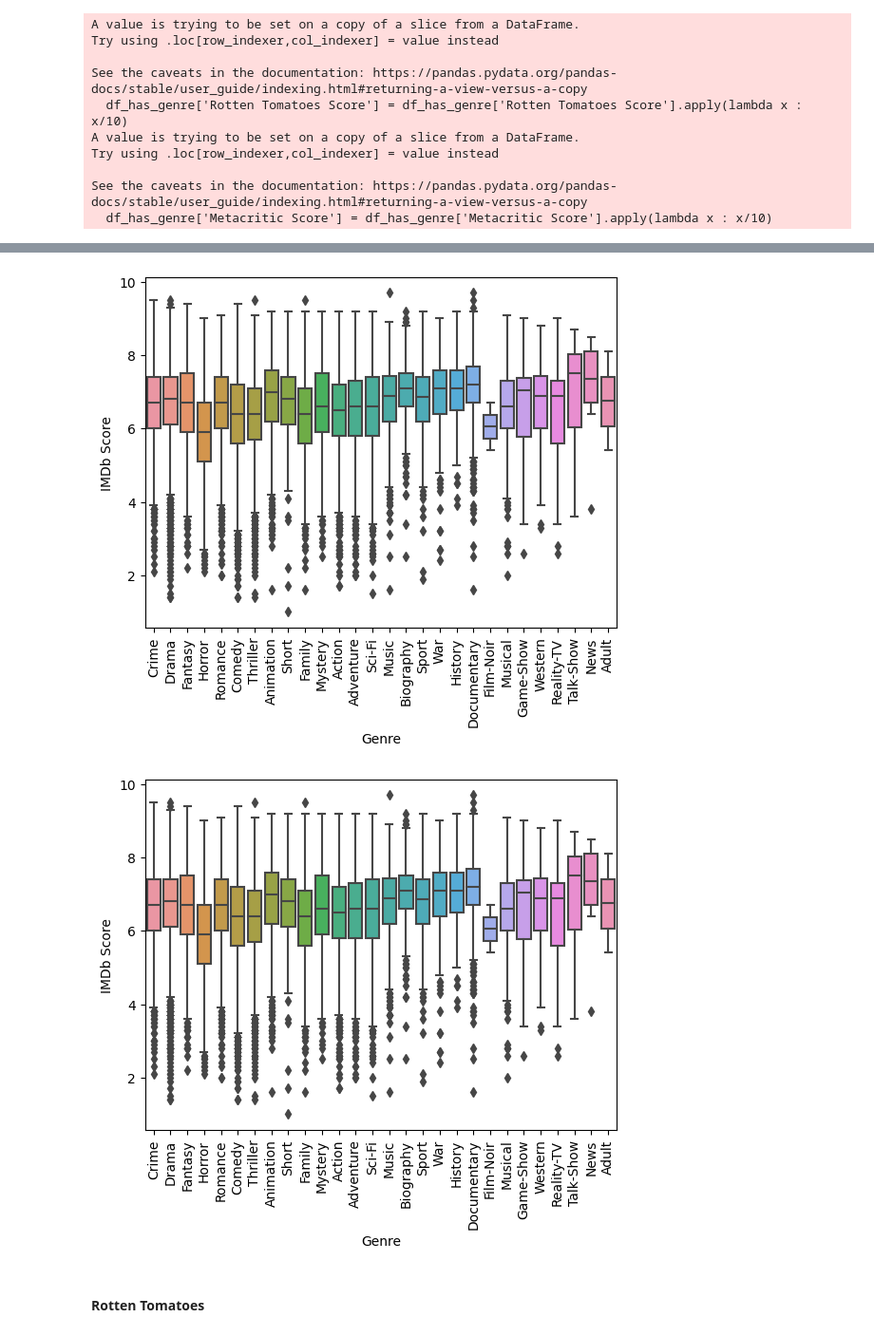
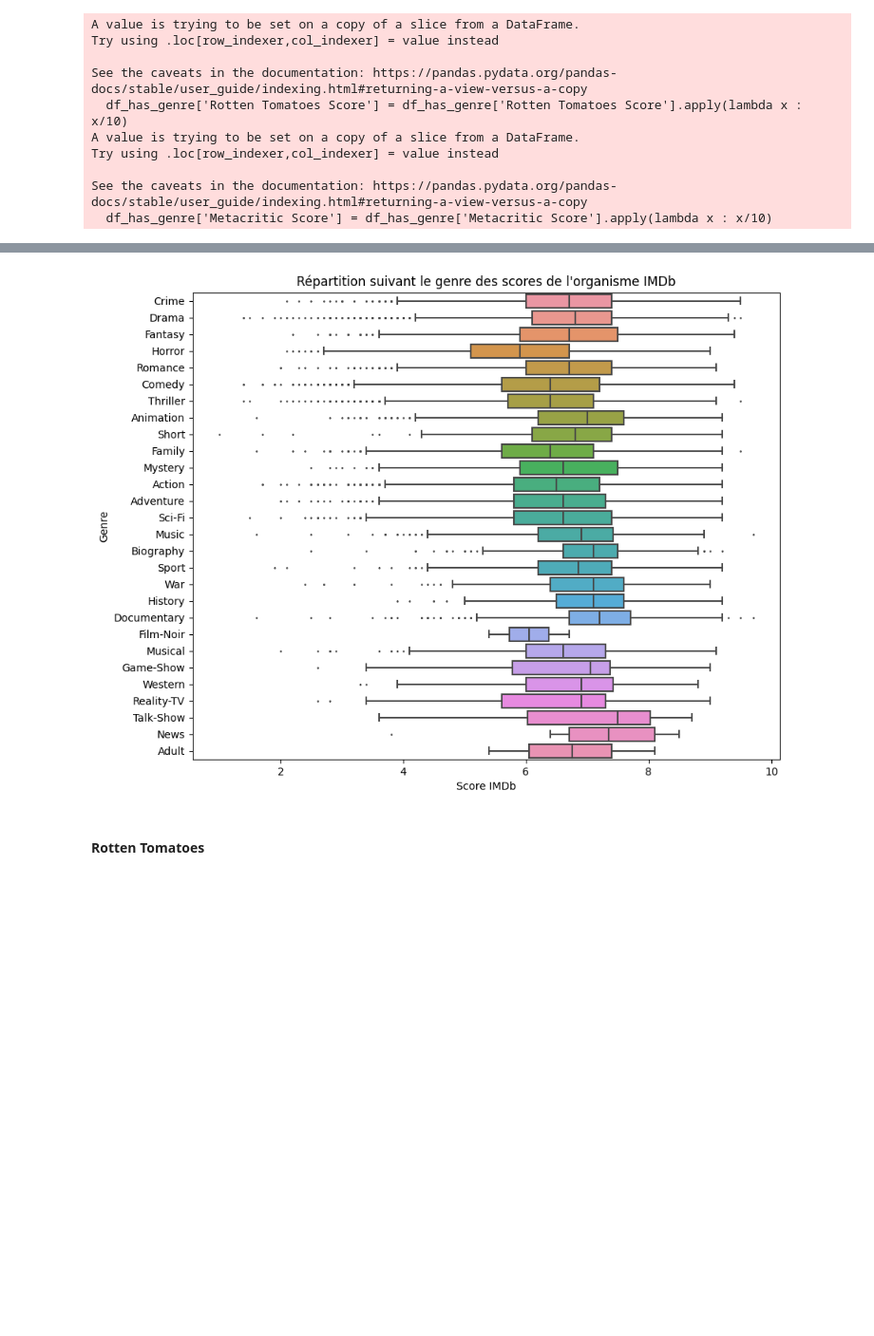
Before and after one commit to nbert71/netflix-analysis, a Jupyter notebook: main.ipynb, the cells around one changed output, grey strips where cells are left out. Shown at 95% size. Cells and saved outputs as stored; diff of their text form; code cells hidden in the pictures; blank space fills up the shorter version.

```diff
--- a/main.ipynb
+++ b/main.ipynb
@@ -124,10 +111,11 @@ df_imdb_ex
-# %%
-g = sns.boxplot(data=df_imdb_ex, x='Genre', y='IMDb Score')
-g.set_xticklabels(g.get_xticklabels(), rotation=90)
-g.figure
-# %% [output]
-[figure, removed]
-[figure, removed]
+# %%
+fig, ax = plt.subplots(figsize=(10, 8))
+sns.boxplot(data=df_imdb_ex, y='Genre', x='IMDb Score', orient="h", ax=ax, fliersize=1, width=.7)
+ax.set_title("Répartition suivant le genre des scores de l'organisme IMDb")
+ax.set_xlabel('Score IMDb')
+plt.show()
+# %% [output]
+[figure, added]
 # %% [markdown]
 #### Rotten Tomatoes
 # %%
```
Also changed, not shown: parts of 39 cells of this notebook.
